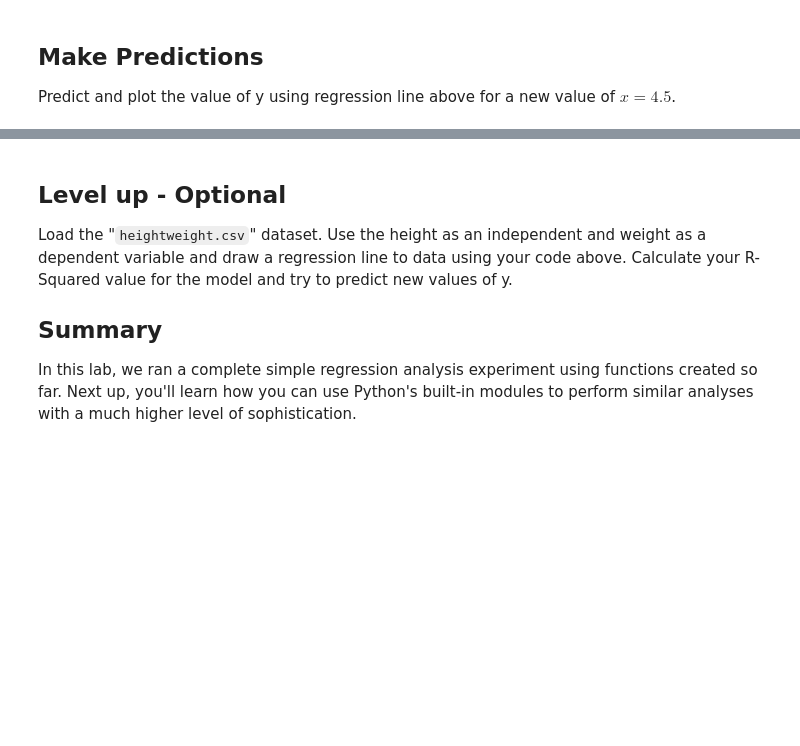
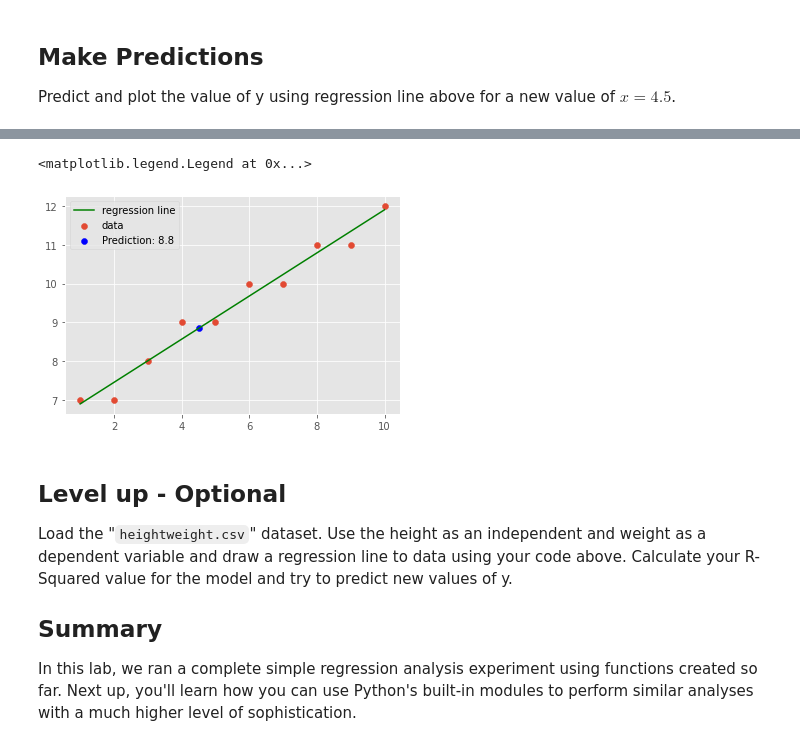
Before and after one commit to dendar/dsc-complete-regression-lab, a Jupyter notebook: index.ipynb, the cells around one changed output, grey strips where cells are left out. Cells and saved outputs as stored; diff of their text form; code cells hidden in the pictures; blank space fills up the shorter version.

```diff
--- a/index.ipynb
+++ b/index.ipynb
@@ -61,3 +186,14 @@ Predict and plot the value of y using regression line above for a new value of $
+# %%
+# Make prediction for x = 4.5 and visualize on the scatter plot
+x_new = 4.5
+y_new = (m*x_new)+c
+plt.scatter(X,Y, label = "data")
+plt.plot(X, regression_line, label = "regression line", color="g")
+plt.scatter(x_new, y_new, color="b", label = "Prediction: "+ str(np.round(y_new, 1)))
+plt.legend()
+# %% [output]
+<matplotlib.legend.Legend at 0x...>
+[figure, added]
 # %% [markdown]
 ## Level up - Optional
 Load the "`heightweight.csv`" dataset. Use the height as an independent and weight as a dependent variable and draw a regression line to data using your code above. Calculate your R-Squared value for the model and try to predict new values of y.
```
Also changed, not shown: parts of 4 cells of this notebook.
